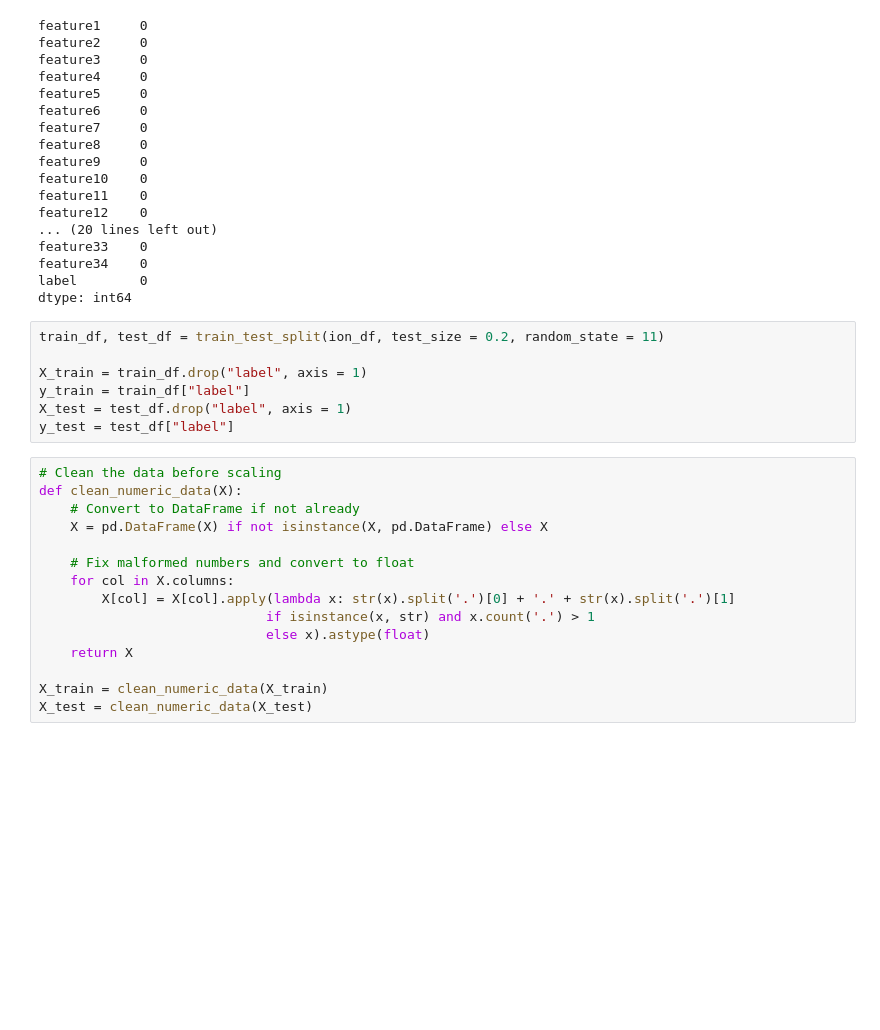
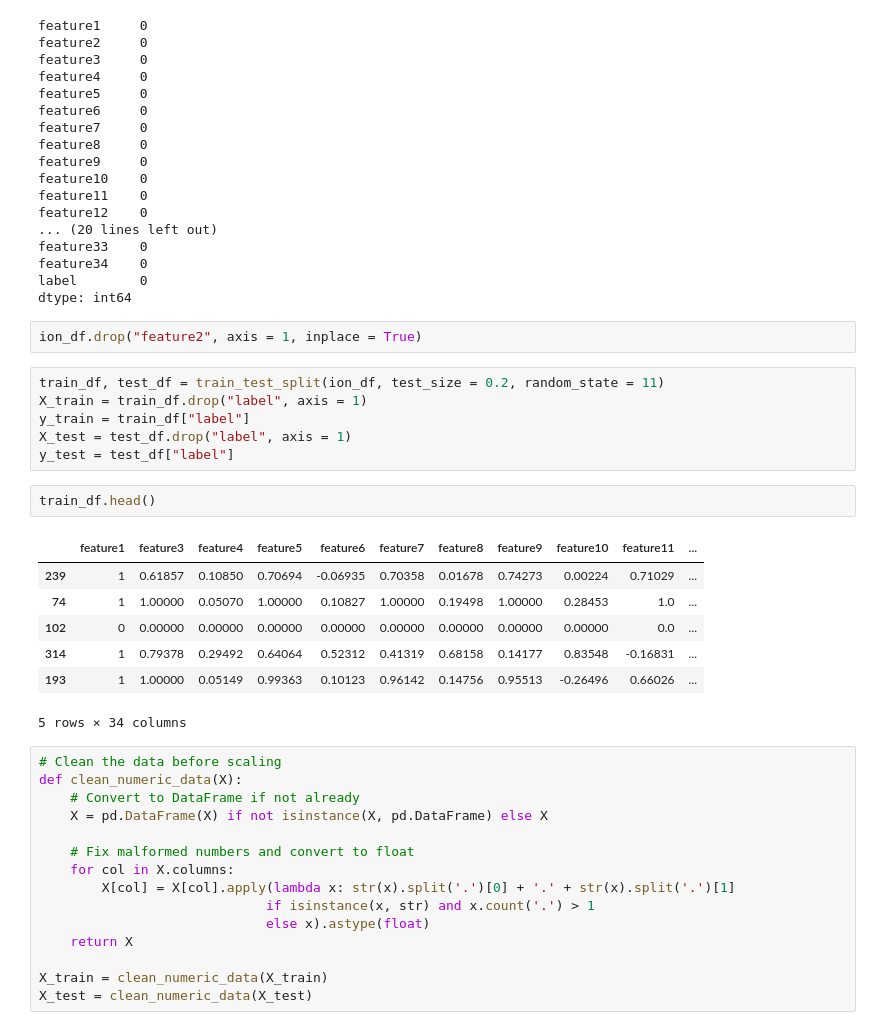
Before and after one commit to Kirmada-jsr/MPA-with-splines, a Jupyter notebook: ionosphere_dataset.ipynb, the cells around one changed output. Saved outputs shown, nothing was run; the diff lists cells and outputs as text; blank space fills up the shorter version.

```diff
--- a/ionosphere_dataset.ipynb
+++ b/ionosphere_dataset.ipynb
@@ -50,13 +53,24 @@ feature33    0
 feature34    0
 label        0
 dtype: int64
+# %%
+ion_df.drop("feature2", axis = 1, inplace = True)
 # %%
 train_df, test_df = train_test_split(ion_df, test_size = 0.2, random_state = 11)
-
 X_train = train_df.drop("label", axis = 1)
 y_train = train_df["label"]
 X_test = test_df.drop("label", axis = 1)
 y_test = test_df["label"]
+# %%
+train_df.head()
+# %% [output]
+|  | feature1 | feature3 | feature4 | feature5 | feature6 | feature7 | feature8 | feature9 | feature10 | feature11 | ... |
+| 239 | 1 | 0.61857 | 0.10850 | 0.70694 | -0.06935 | 0.70358 | 0.01678 | 0.74273 | 0.00224 | 0.71029 | ... |
+| 74 | 1 | 1.00000 | 0.05070 | 1.00000 | 0.10827 | 1.00000 | 0.19498 | 1.00000 | 0.28453 | 1.0 | ... |
+| 102 | 0 | 0.00000 | 0.00000 | 0.00000 | 0.00000 | 0.00000 | 0.00000 | 0.00000 | 0.00000 | 0.0 | ... |
+| 314 | 1 | 0.79378 | 0.29492 | 0.64064 | 0.52312 | 0.41319 | 0.68158 | 0.14177 | 0.83548 | -0.16831 | ... |
+| 193 | 1 | 1.00000 | 0.05149 | 0.99363 | 0.10123 | 0.96142 | 0.14756 | 0.95513 | -0.26496 | 0.66026 | ... |
+5 rows × 34 columns
 # %%
 # Clean the data before scaling
 def clean_numeric_data(X):
```
Also changed, not shown: parts of 22 cells of this notebook, 8 other files.
